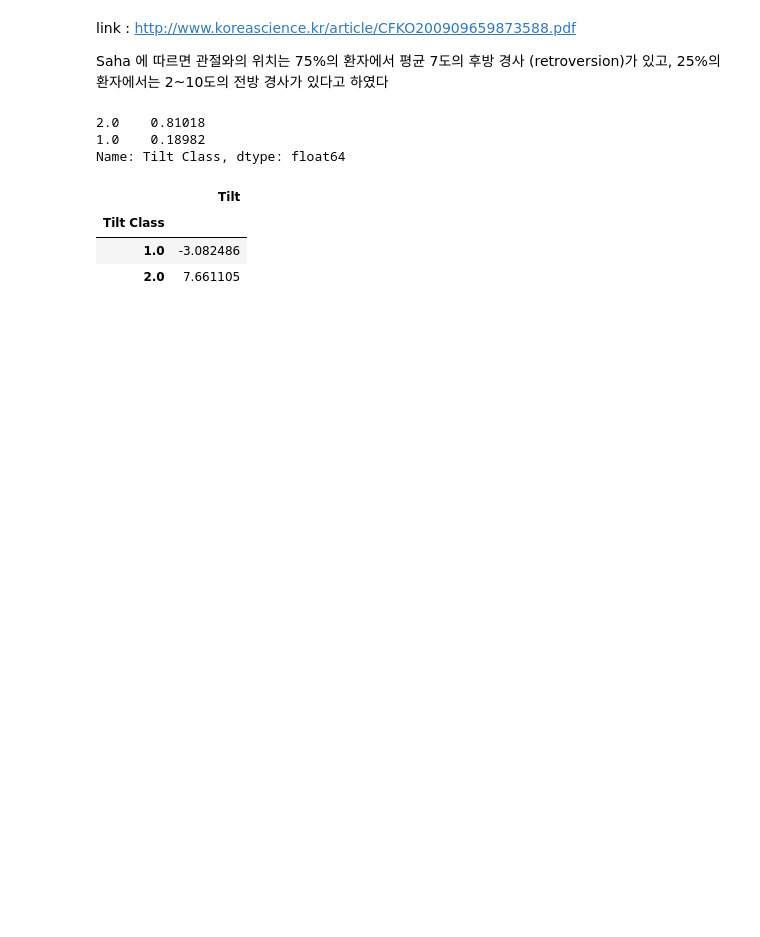
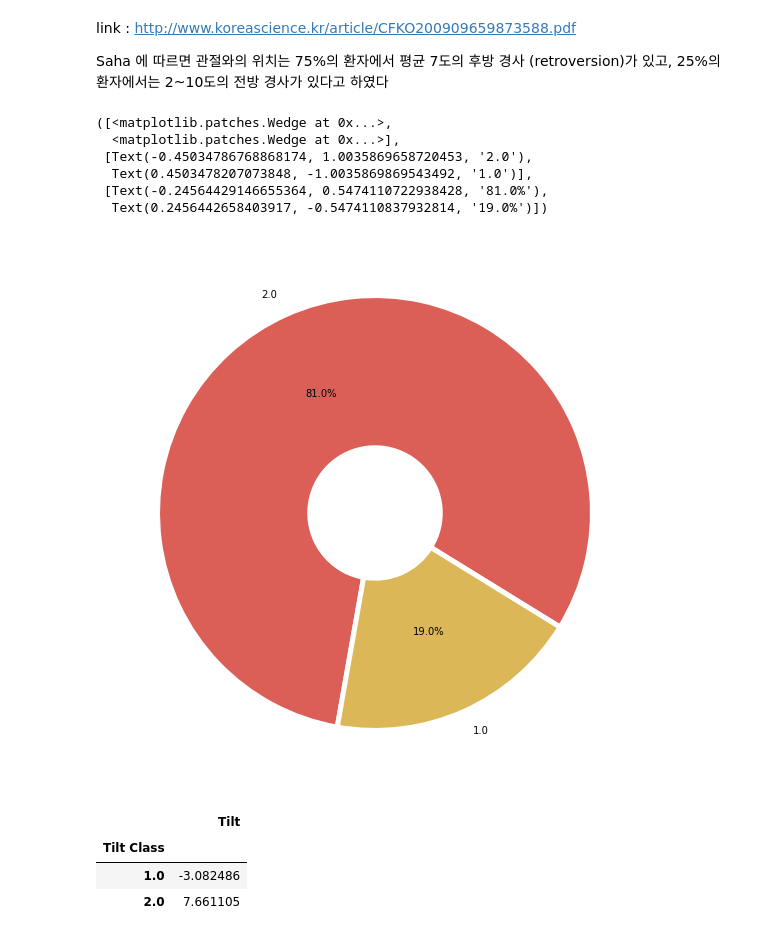
Before and after one commit to C-Designer/Codestates_Section_Project, a Jupyter notebook: Section2/Section2_Project.ipynb, the cells around one changed output. Cells and saved outputs as stored; diff of their text form; code cells hidden in the pictures; blank space fills up the shorter version.

```diff
--- a/Section2/Section2_Project.ipynb
+++ b/Section2/Section2_Project.ipynb
@@ -26,4 +26,5 @@ Successfully installed shap-0.38.1 slicer-0.0.7
 # %%
+import math
 import pandas as pd
 import seaborn as sns
 import matplotlib.pyplot as plt
@@ -36,6 +37,8 @@ from pandas_profiling import ProfileReport
 from sklearn.impute import SimpleImputer
 from sklearn.metrics import r2_score
 from xgboost import XGBRegressor
+
+colors = sns.color_palette('hls', 9) #색상 지정
 # %% [markdown]
 # Dataset : Deep Scapula (견갑골 심부구조)
 source : https://www.kaggle.com/iham97/deepscapulassm?select=scapFeaturesUnif_3.csv
@@ -130 +166,6 @@ df['Version'].
+# %%
+# Version을 이용하여 특성값 추출 / Version= a
+
+df['cos'] = df['Version'].apply(math.cos) * df['Glene Width']
+df['sin'] = df['Version'].apply(math.sin) * df['Glene Width']
 # %% [markdown]
@@ -134,14 +179,22 @@ link : http://www.koreascience.kr/article/CFKO200909659873588.pdf
 
 Saha 에 따르면 관절와의 위치는 75%의 환자에서 평균 7도의 후방 경사
 (retroversion)가 있고, 25%의 환자에서는 2~10도의 전방 경사가 있다고 하였다
-# %%
-# 클래스의 비율
-
-df['Tilt Class'].value_counts(normalize= True)
-# %% [output]
-2.0    0.81018
-1.0    0.18982
-Name: Tilt Class, dtype: float64
+# %%
+# 클래스의 비율
+
+class_ratio = df['Tilt Class'].value_counts(normalize= True)
+wedgeprops={'width': 0.7, 'edgecolor': 'w', 'linewidth': 5}
+
+plt.figure(figsize= [15, 10])
+plt.pie(class_ratio , labels= class_ratio.index, autopct='%.1f%%', startangle=260, counterclock=False, colors=colors, wedgeprops=wedgeprops)
+# %% [output]
+([<matplotlib.patches.Wedge at 0x...>,
+  <matplotlib.patches.Wedge at 0x...>],
+ [Text(-0.45034786768868174, 1.0035869658720453, '2.0'),
+  Text(0.4503478207073848, -1.0035869869543492, '1.0')],
+ [Text(-0.24564429146655364, 0.5474110722938428, '81.0%'),
+  Text(0.2456442658403917, -0.5474110837932814, '19.0%')])
+[figure, added]
 # %%
 # tilt class가 1일때 Anterior(전방 경사), 2일때 Posterior(후방 경사)
 
```
Also changed, not shown: parts of 11 cells of this notebook.
